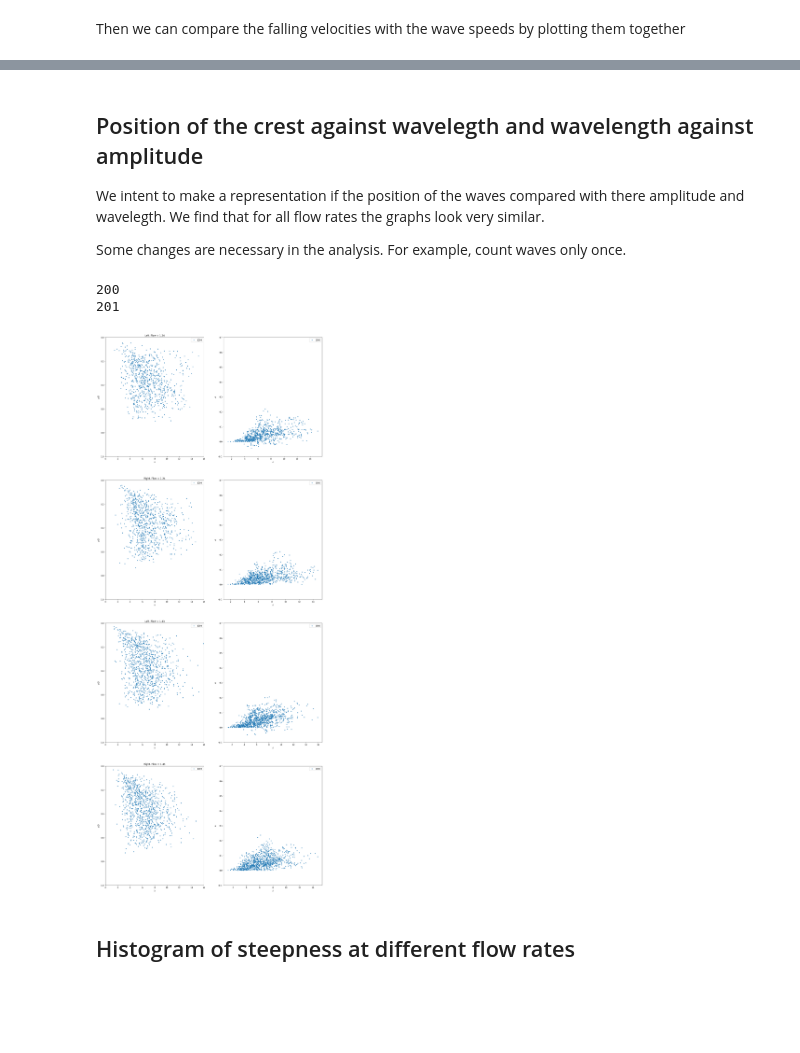
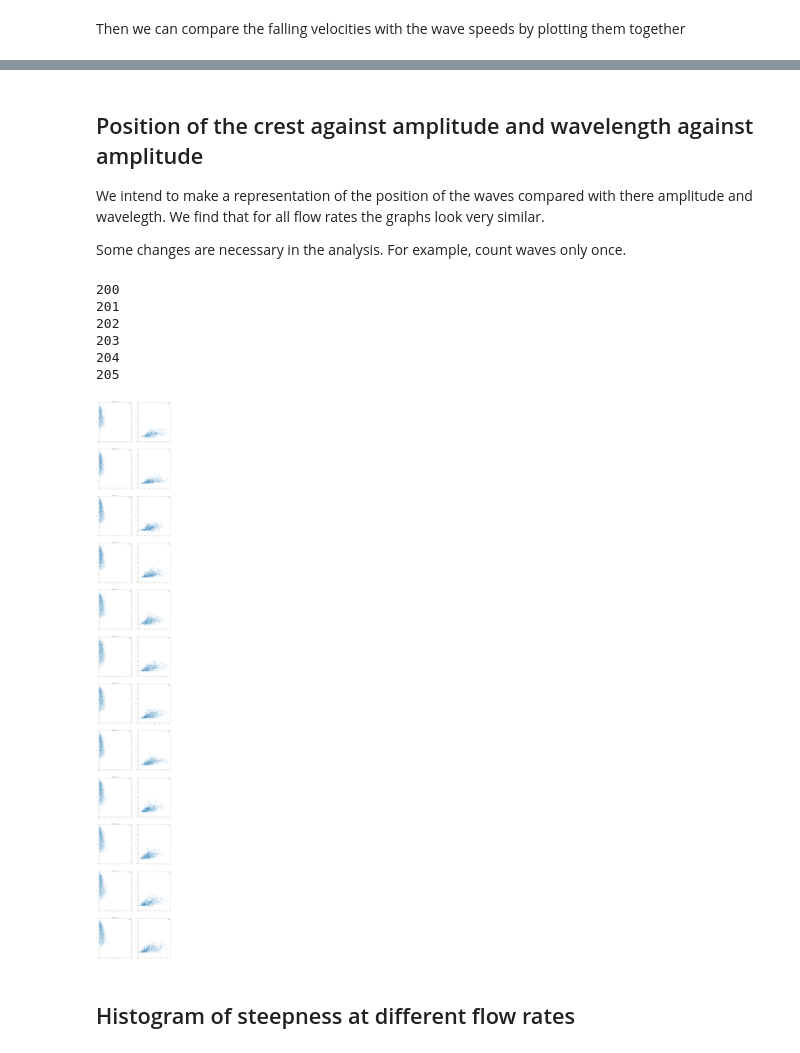
Before and after one commit to Reyna-RT/Jet-Flow, a Jupyter notebook: Photron Make Analysis.ipynb, the cells around one changed output, grey strips where cells are left out. Cells and saved outputs as stored; diff of their text form; code cells hidden in the pictures; blank space fills up the shorter version.

```diff
--- a/Photron Make Analysis.ipynb
+++ b/Photron Make Analysis.ipynb
@@ -32,0 +50,8 @@ Different type of data can be extracted from the edges matrixes, and different g
+# %%
+numbers = range(200,206) #number in Flowmete files
+
+for i in numbers:
+    name_flow = '../flowmeter/FlowMeterData_'+str(i)+'.lvm'
+    t,flow = Phot.lvm_unpack(name_flow) #extract the flow data
+    mean_flow = Phot.Mean_Flow(flow)  #calculate the mean flow
+    print('For the files with number '+str(i)+' the mean flow is %.2f'%mean_flow)
@@ -32,0 +76,2 @@ Different type of data can be extracted from the edges matrixes, and different g
+# %%
+scale = 49.07
@@ -180,12 +257,12 @@ array([0.01187456, 0.0109285 , 0.00959257, 0.00989266, 0.00919482,
 # %% [markdown]
-## Position of the crest against wavelegth and wavelength against amplitude
+## Position of the crest against amplitude and wavelength against amplitude
 
-We intent to make a representation if the position of the waves compared with there amplitude and wavelegth. We find that for all flow rates the graphs look very similar.
+We intend to make a representation of the position of the waves compared with there amplitude and wavelegth. We find that for all flow rates the graphs look very similar.
 
 Some changes are necessary in the analysis. For example, count waves only once.
 # %%
 fig = plt.figure(figsize=(20,160))
-for i in range(200,202):
+for i in range(200,206):
     print(i)
     txt_name_r = 'sobel_right'+str(i)+'.txt'
     txt_name_l = 'sobel_left'+str(i)+'.txt'
@@ -199,8 +276,8 @@ for i in range(200,202):
     left = np.zeros((no_images,800))
     right = np.zeros((no_images,800))
     for j in range(no_images):
-        wave_l = Phot.smooth(data_l[j,:800],window_len=100,window='hanning')
-        wave_r = Phot.smooth(data_r[j,:800],window_len=100,window='hanning')
+        wave_l = Phot.smooth(data_l[j,0:800],window_len=100,window='hanning')
+        wave_r = Phot.smooth(data_r[j,0:800],window_len=100,window='hanning')
         left[j,:] = wave_l
         right[j,:] = wave_r
 
@@ -219,8 +296,8 @@ for i in range(200,202):
             for k in range(len(sep)-1):
                 onda = waves_left[j,sep[k]:sep[k+1]]
 
-                wavelength = (sep[k+1]-sep[k])/49.07  #25.6  for 185:192
-                amplitude = max(onda)/49.07  #25.6  for 185:192
+                wavelength = (sep[k+1]-sep[k])/scale  #definied at the beginning
+                amplitude = max(onda)/scale #defined at the beginning
                 A_left.append(amplitude)
                 L_left.append(wavelength)
                 crest_left.append(sep[k]+np.argmax(onda))
@@ -242,8 +319,8 @@ for i in range(200,202):
             no_waves_right.append(len(sep)-1)
             for k in range(len(sep)-1):
                 onda = waves_right[j,sep[k]:sep[k+1]]
-                wavelength = (sep[k+1]-sep[k])/49.07 #25.6  for 185:192
-                amplitude = abs(min(onda)/49.07) #25.6  for 185:192
+                wavelength = (sep[k+1]-sep[k])/scale
+                amplitude = abs(min(onda)/scale)
                 A_right.append(amplitude)
                 L_right.append(wavelength)
                 crest_right.append(sep[k]+np.argmin(onda))
@@ -253,50 +330,54 @@ for i in range(200,202):
 
     K_left = 2*np.pi/np.array(L_left)
     K_right = 2*np.pi/np.array(L_right)
-    y_left = np.array(crest_left)/800. #500 for 185:192
-    y_right = np.array(crest_right)/800. #500 for 185:192
+    y_left = np.array(crest_left)/float(data_l.shape[1])
+    y_right = np.array(crest_right)/float(data_l.shape[1])
 
     plt.subplot(12,2,1+4*(i-200))
     n = no_images/1000
     for j in range(n):#(n)
-        plt.plot(L_left[j*1000:(j+1)*1000-1],y_left[j*1000:(j+1)*1000-1],'.',label=str((j+1)*1000))
+        plt.plot(A_left[j*1000:(j+1)*1000-1],y_left[j*1000:(j+1)*1000-1],'.',label=str((j+1)*1000))
     plt.ylim(1,0)
-    plt.xlim(0,16)
+    plt.xlim(0,1)
     plt.legend()
     plt.title('Left. Flow = %.2f' % mean_flow)
-    plt.xlabel('$\lambda$')
+    plt.xlabel('$A$')
     plt.ylabel('$y/D$')
 
     plt.subplot(12,2,2+4*(i-200))
     for j in range(n):
         plt.plot(L_left[j*1000:(j+1)*1000-1],A_left[j*1000:(j+1)*1000-1],'.',label=str((j+1)*1000))
     plt.xlabel('$\lambda$')
     plt.ylabel('$A$')
     plt.ylim(-0.1,0.7)
     plt.legend()
 
     plt.subplot(12,2,3+4*(i-200))
     for j in range(n): #(n)
-        plt.plot(L_right[j*1000:(j+1)*1000-1],y_right[j*1000:(j+1)*1000-1],'.',label=str((j+1)*1000))
+        plt.plot(A_right[j*1000:(j+1)*1000-1],y_right[j*1000:(j+1)*1000-1],'.',label=str((j+1)*1000))
     plt.ylim(1,0)
-    plt.xlim(0,16)
+    plt.xlim(0,1)
     plt.legend()
     plt.title('Right. Flow = %.2f' % mean_flow)
-    plt.xlabel('$\lambda$')
+    plt.xlabel('$A$')
     plt.ylabel('$y/D$')
 
     plt.subplot(12,2,4+4*(i-200))
     for j in range(n):
         plt.plot(L_right[j*1000:(j+1)*1000-1],A_right[j*1000:(j+1)*1000-1],'.',label=str((j+1)*1000))
     plt.xlabel('$\lambda$')
     plt.ylabel('$A$')
     plt.ylim(-0.1,0.7)
     plt.legend()
 plt.show()
 # %% [output]
 200
 201
+202
+203
+204
+205
-[figure, old version]
+[figure, new version]
 # %% [markdown]
 ## Histogram of steepness at different flow rates
 # %%
```
Also changed, not shown: parts of 23 cells of this notebook.
